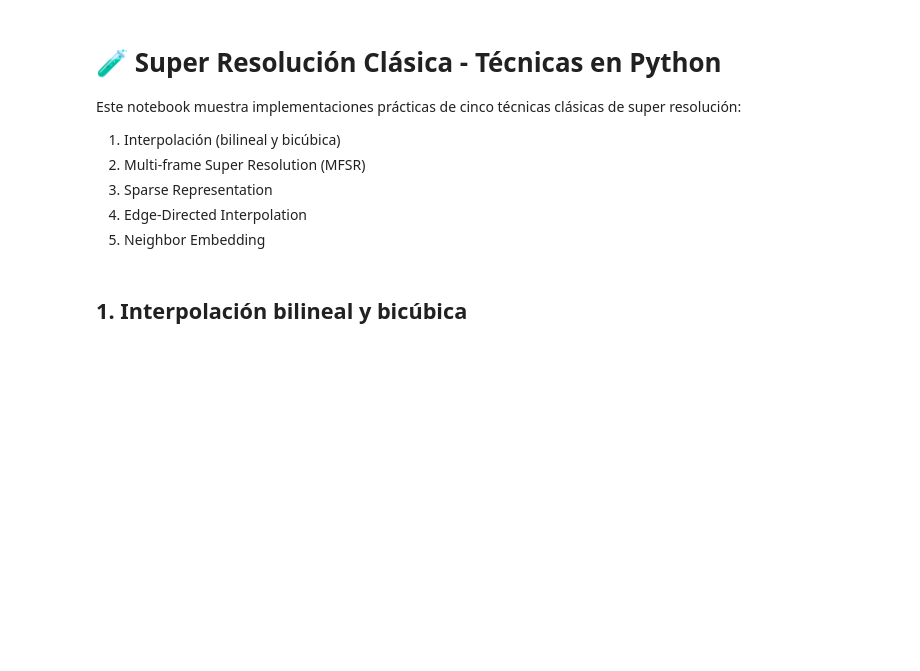
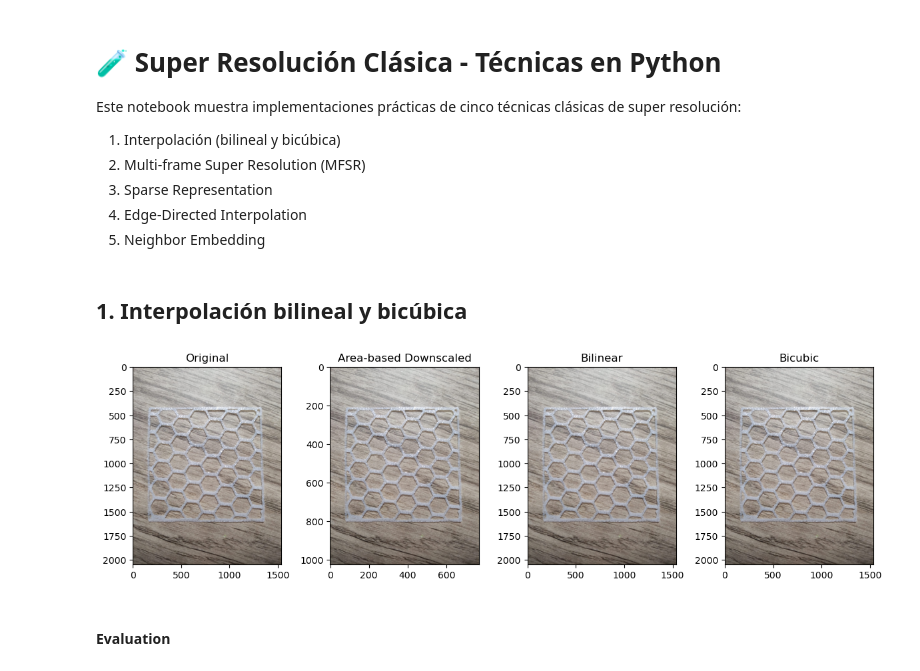
Before and after one commit to bgmanuel99/Super-Resolution-Images-for-3D-Printing-Defect-Detection, a Jupyter notebook: SRModels/ClassicModels/super_resolucion_clasica.ipynb, the cells around one changed output. Drawn from its saved outputs; the diff is of its cells as text; code cells hidden in the pictures; blank space fills up the shorter version.

```diff
--- a/SRModels/ClassicModels/super_resolucion_clasica.ipynb
+++ b/SRModels/ClassicModels/super_resolucion_clasica.ipynb
@@ -20,17 +17,21 @@ from sklearn.neighbors import NearestNeighbors
 # %% [markdown]
 ## 1. Interpolación bilineal y bicúbica
 # %%
-# Cargar imagen
-img_path = "imagen_lr.jpg"  # Reemplaza con tu imagen
-img = cv2.imread(img_path)
-img_rgb = cv2.cvtColor(img, cv2.COLOR_BGR2RGB)
+original = cv2.imread("printing.jpg")
+original_rgb = cv2.cvtColor(original, cv2.COLOR_BGR2RGB)
+downscaled_rgb = cv2.resize(original_rgb, (0, 0), fx=0.5, fy=0.5, interpolation=cv2.INTER_AREA)
 
-# Interpolaciones
-bilinear = cv2.resize(img_rgb, None, fx=2, fy=2, interpolation=cv2.INTER_LINEAR)
-bicubic = cv2.resize(img_rgb, None, fx=2, fy=2, interpolation=cv2.INTER_CUBIC)
+bilinear = cv2.resize(downscaled_rgb, (original.shape[1], original.shape[0]), interpolation=cv2.INTER_LINEAR)
+bicubic = cv2.resize(downscaled_rgb, (original.shape[1], original.shape[0]), interpolation=cv2.INTER_CUBIC)
 
 plt.figure(figsize=(12,4))
-plt.subplot(1, 3, 1); plt.title("Original"); plt.imshow(img_rgb)
-plt.subplot(1, 3, 2); plt.title("Bilineal"); plt.imshow(bilinear)
-plt.subplot(1, 3, 3); plt.title("Bicúbica"); plt.imshow(bicubic)
+plt.subplot(1, 4, 1); plt.title("Original"); plt.imshow(original_rgb)
+plt.subplot(1, 4, 2); plt.title("Area-based Downscaled"); plt.imshow(downscaled_rgb)
+plt.subplot(1, 4, 3); plt.title("Bilinear"); plt.imshow(bilinear)
+plt.subplot(1, 4, 4); plt.title("Bicubic"); plt.imshow(bicubic)
+plt.tight_layout()
 plt.show()
+# %% [output]
+[figure, added]
+# %% [markdown]
+#### Evaluation
```
Also changed, not shown: parts of 23 cells of this notebook, 6 other files.
